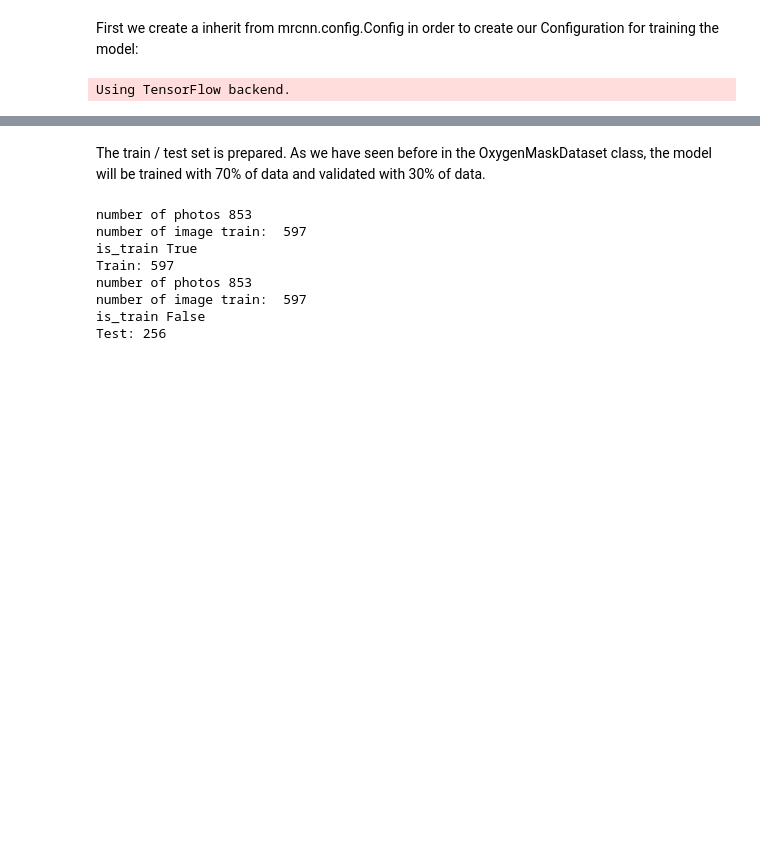
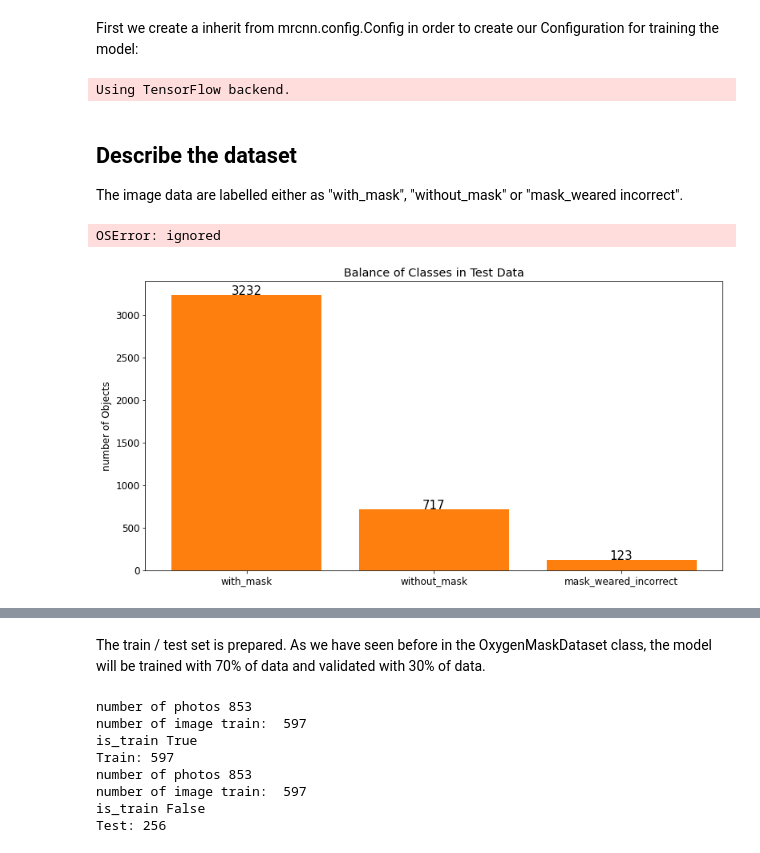
Before and after one commit to andygubser/mask_detection, a Jupyter notebook: model_building/MaskDetection.ipynb, the cells around one changed output, grey strips where cells are left out. Drawn from its saved outputs; the diff is of its cells as text; code cells hidden in the pictures; blank space fills up the shorter version.

```diff
--- a/model_building/MaskDetection.ipynb
+++ b/model_building/MaskDetection.ipynb
@@ -341,2 +307,60 @@ class OxygenMaskConfig(Config):
 # %% [output]
 Using TensorFlow backend.
+# %% [markdown]
+## Describe the dataset
+The image data are labelled either as "with_mask", "without_mask" or "mask_weared incorrect".
+# %%
+basepath = '/content/drive/MyDrive/DeepLearningInVision/Data'
+extractor = MetadataExtractor(basepath)
+images_dir = extractor.getImagesBasePath()
+numberOfImagesWithOneIncorrect = 0
+numberOfObjectsIncorrect = 0
+numberOfObjects_With_Mask = 0
+numberOfObjects_Without_Mask = 0
+classIncorrect = "mask_weared_incorrect"
+classWith = "with_mask"
+classWithout = "without_mask"
+
+for i in range(len(os.listdir(images_dir))):
+    metadata = extractor.getImageMetadata(i)
+    if metadata == None:
+      continue
+    labels = [m.label() for m in metadata.maskObjects()]
+    if classIncorrect in labels:
+        numberOfImagesWithOneIncorrect += 1
+    for i in metadata.maskObjects():
+        if i.label() == classIncorrect:
+          numberOfObjectsIncorrect += 1
+        if i.label() == classWith:
+          numberOfObjects_With_Mask += 1
+        if i.label() == classWithout:
+          numberOfObjects_Without_Mask += 1
+
+print(classIncorrect, numberOfObjectsIncorrect)
+print(classWith, numberOfObjects_With_Mask)
+print(classWithout, numberOfObjects_Without_Mask)
+print("files with min 1 object masked weared incorrect", numberOfImagesWithOneIncorrect)
+# %% [output]
+OSError: ignored
+# %%
+import matplotlib.pyplot as plt
+import numpy as np
+plt.rcParams.update({'font.size': 12})
+labels = ["with_mask", "without_mask", "mask_weared_incorrect"]
+data = [3232, 717, 123]
+
+ind = np.arange(len(labels))
+
+fig, ax = plt.subplots(figsize = (10, 5))
+ax = fig.add_axes([0, 0, 1, 1])
+ax.bar(ind, data, width=0.4)
+ax.set_title('Balance of Classes in Test Data')
+ax.set_ylabel('number of Objects')
+
+ax.bar(labels, data)
+for index, d in enumerate(data):
+    plt.text(x=index, y = d, s=f"{d}", fontdict=dict(fontsize=15), ha='center')
+
+plt.show()
+# %% [output]
+[figure, added]
```
Also changed, not shown: parts of 40 cells of this notebook, 2 other files.
